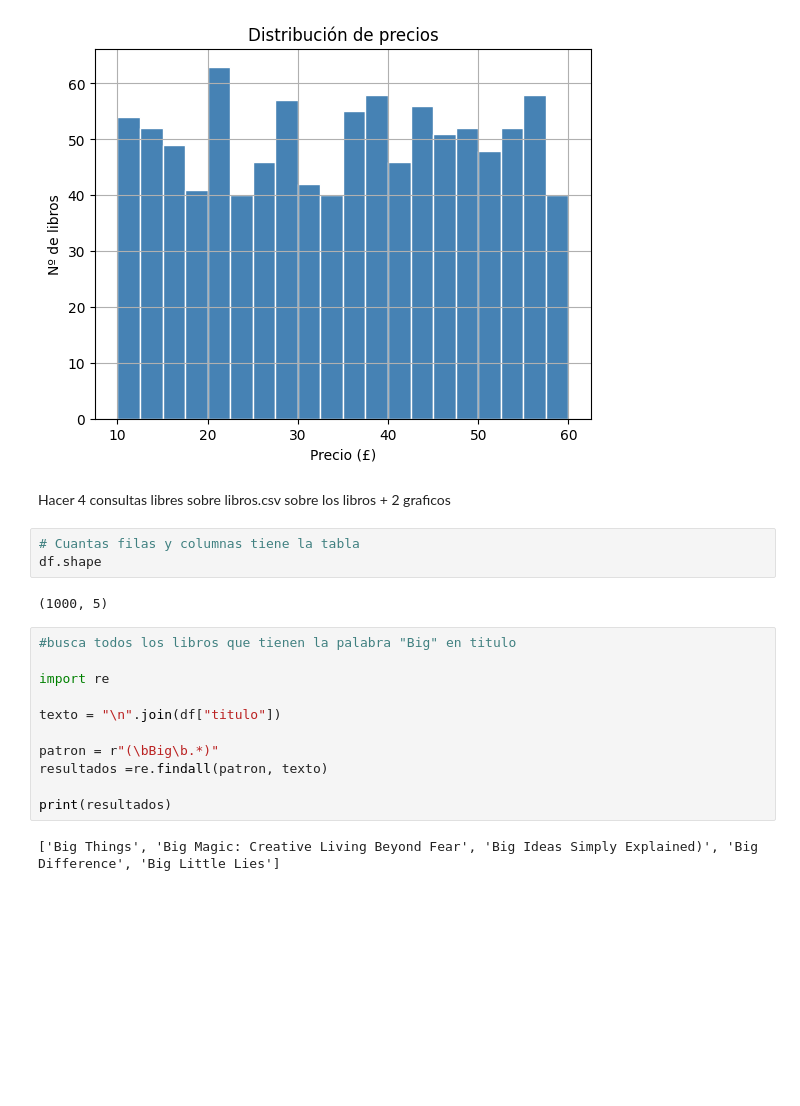
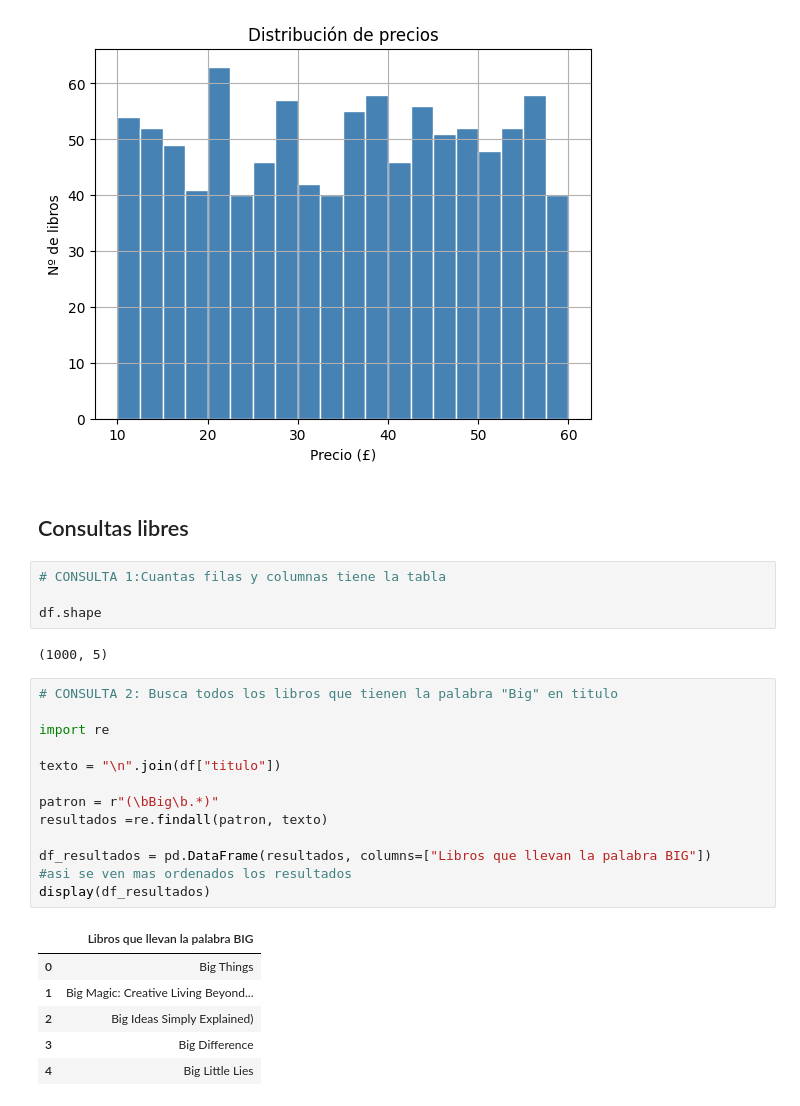
Before and after one commit to AgataSzlufcik/WebScrapping, a Jupyter notebook: escrapeando.ipynb, the cells around one changed output. Drawn from its saved outputs; the diff is of its cells as text; blank space fills up the shorter version.

```diff
--- a/escrapeando.ipynb
+++ b/escrapeando.ipynb
@@ -157,23 +157,30 @@ rating
 Name: precio_num, dtype: float64
 [figure]
 # %% [markdown]
-Hacer 4 consultas libres sobre libros.csv sobre los libros + 2 graficos
+## Consultas libres
 # %%
-# Cuantas filas y columnas tiene la tabla
+# CONSULTA 1:Cuantas filas y columnas tiene la tabla
+
 df.shape
 # %% [output]
 (1000, 5)
 # %%
-#busca todos los libros que tienen la palabra "Big" en titulo
+# CONSULTA 2: Busca todos los libros que tienen la palabra "Big" en titulo
 
 import re
 
 texto = "\n".join(df["titulo"])
 
 patron = r"(\bBig\b.*)"
 resultados =re.findall(patron, texto)
 
-print(resultados)
+df_resultados = pd.DataFrame(resultados, columns=["Libros que llevan la palabra BIG"])    #asi se ven mas ordenados los resultados
+display(df_resultados)
 # %% [output]
-['Big Things', 'Big Magic: Creative Living Beyond Fear', 'Big Ideas Simply Explained)', 'Big Difference', 'Big Little Lies']
+|  | Libros que llevan la palabra BIG |
+| 0 | Big Things |
+| 1 | Big Magic: Creative Living Beyond... |
+| 2 | Big Ideas Simply Explained) |
+| 3 | Big Difference |
+| 4 | Big Little Lies |
 # %%
```
Also changed, not shown: parts of 5 cells of this notebook.
